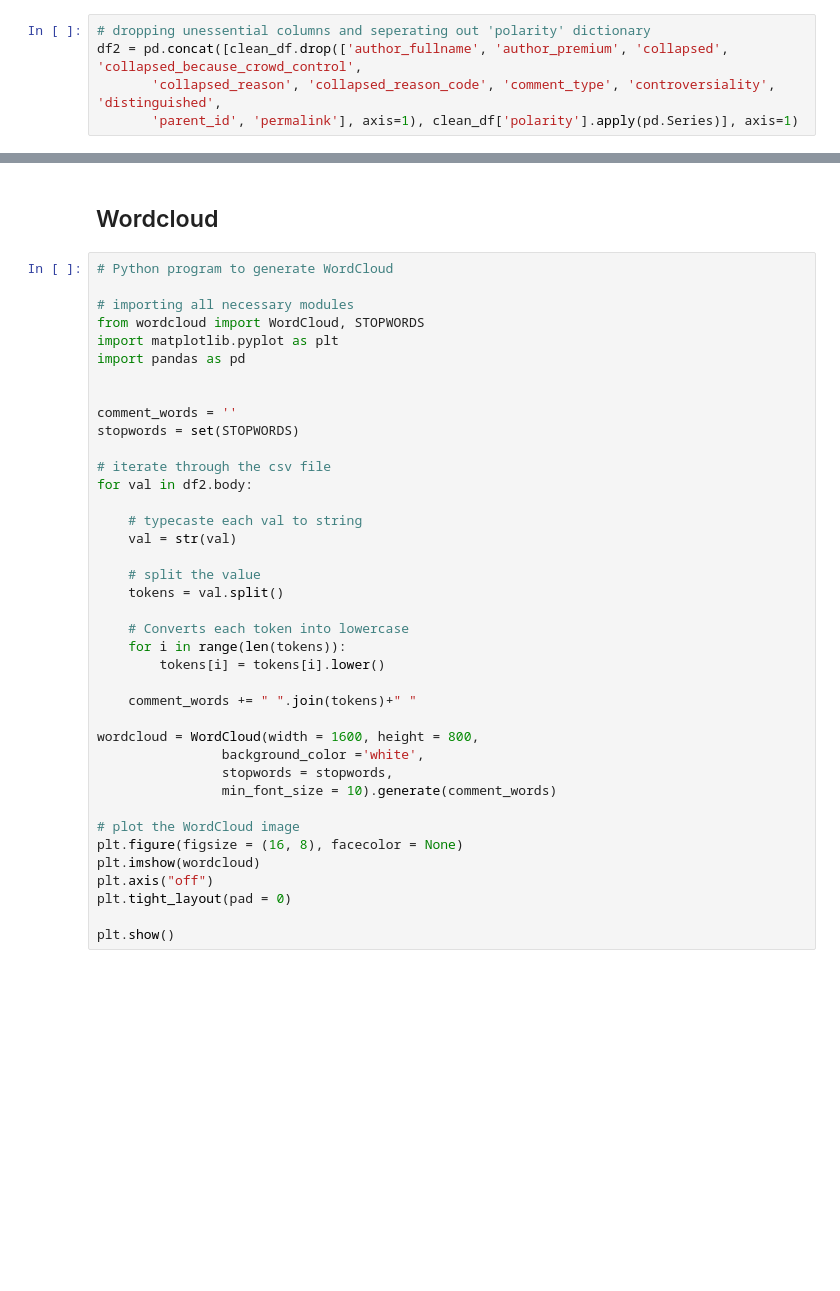
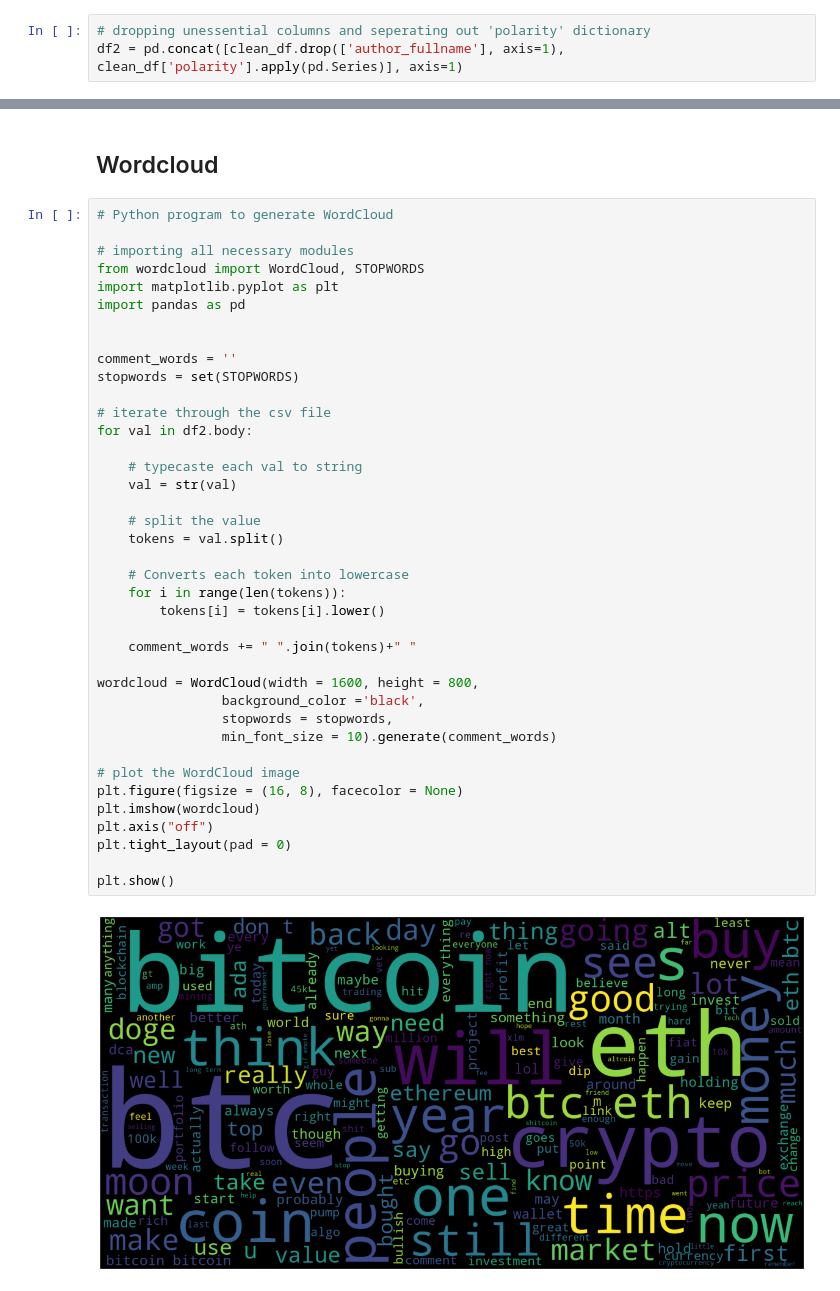
Before and after one commit to dplem/Cryptocurrency-Market-Forecasting, a Jupyter notebook: Notebooks/Exploratory_Analysis.ipynb, the cells around one changed output, grey strips where cells are left out. Cells and saved outputs as stored; diff of their text form; blank space fills up the shorter version.

```diff
--- a/Notebooks/Exploratory_Analysis.ipynb
+++ b/Notebooks/Exploratory_Analysis.ipynb
@@ -120,7 +207,5 @@ clean_df.head()
 # %%
 # dropping unessential columns and seperating out 'polarity' dictionary
-df2 = pd.concat([clean_df.drop(['author_fullname', 'author_premium', 'collapsed', 'collapsed_because_crowd_control',
-       'collapsed_reason', 'collapsed_reason_code', 'comment_type', 'controversiality', 'distinguished',
-       'parent_id', 'permalink'], axis=1), clean_df['polarity'].apply(pd.Series)], axis=1)
+df2 = pd.concat([clean_df.drop(['author_fullname'], axis=1), clean_df['polarity'].apply(pd.Series)], axis=1)
 # %%
 df2.head()
@@ -149,31 +274,33 @@ import pandas as pd
 
 comment_words = ''
 stopwords = set(STOPWORDS)
 
 # iterate through the csv file
 for val in df2.body:
 
     # typecaste each val to string
     val = str(val)
 
     # split the value
     tokens = val.split()
 
     # Converts each token into lowercase
     for i in range(len(tokens)):
         tokens[i] = tokens[i].lower()
 
     comment_words += " ".join(tokens)+" "
 
 wordcloud = WordCloud(width = 1600, height = 800,
-                background_color ='white',
+                background_color ='black',
                 stopwords = stopwords,
                 min_font_size = 10).generate(comment_words)
 
 # plot the WordCloud image
 plt.figure(figsize = (16, 8), facecolor = None)
 plt.imshow(wordcloud)
 plt.axis("off")
 plt.tight_layout(pad = 0)
 
 plt.show()
+# %% [output]
+[figure, added]
```
Also changed, not shown: parts of 34 cells of this notebook.
